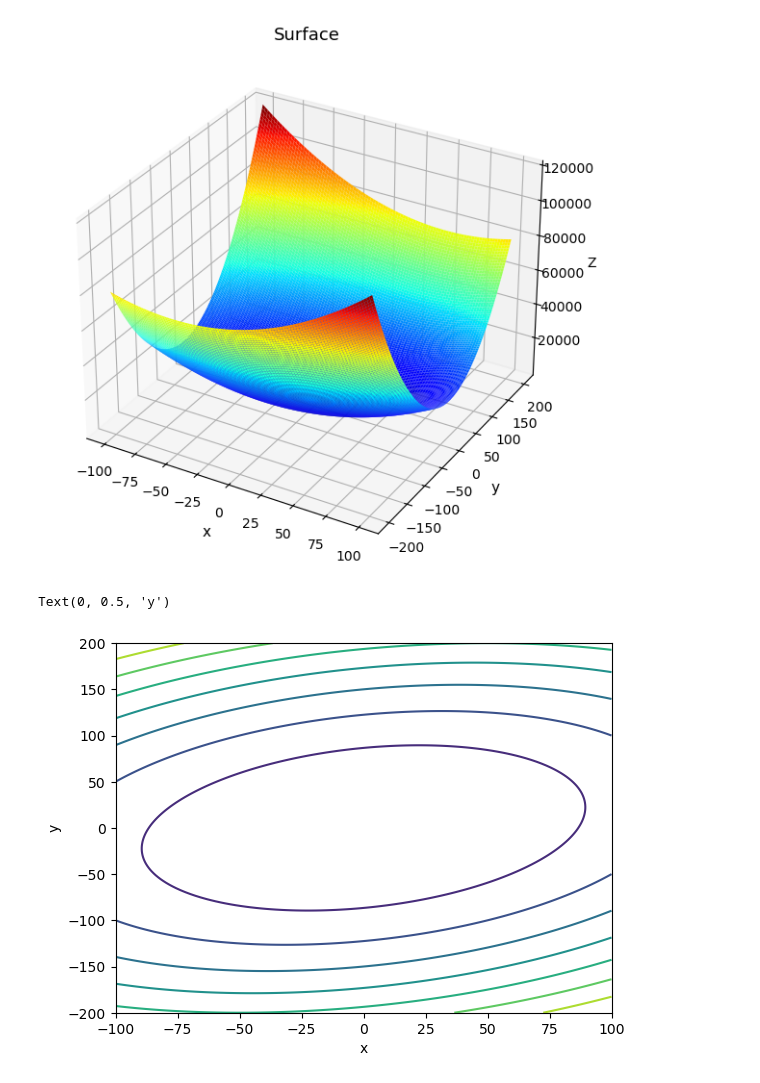
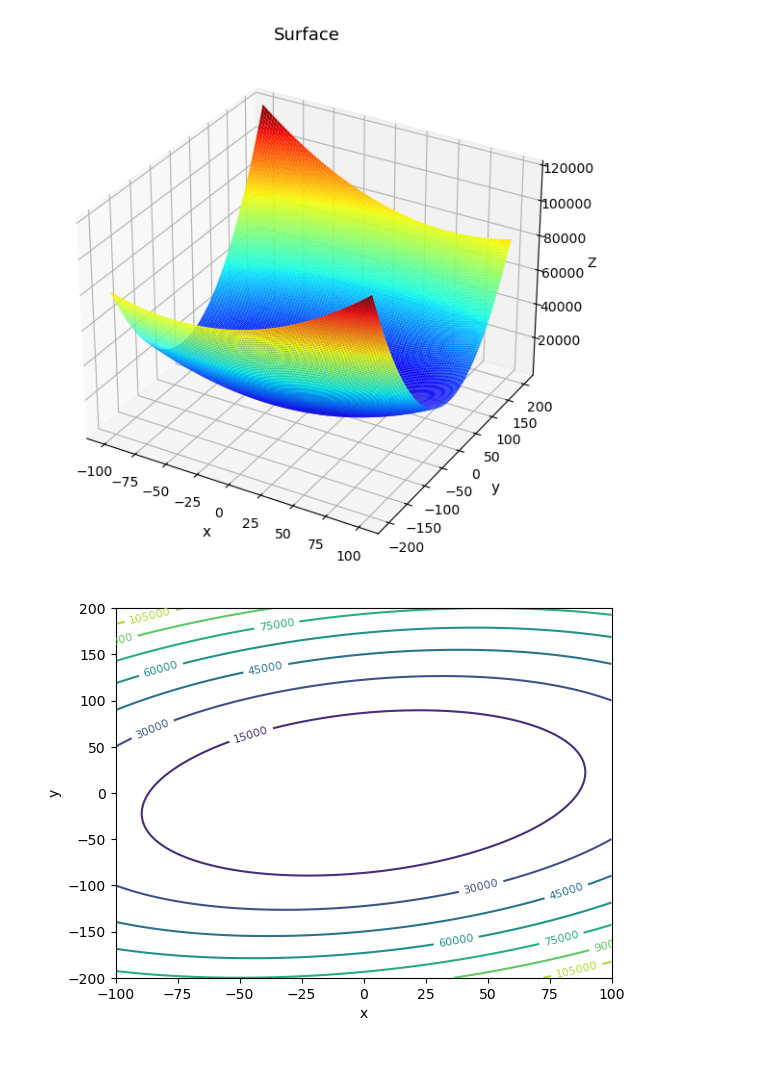
Before and after one commit to miftanurfarid/kecerdasan_buatan, a Jupyter notebook: code/pso/plot.ipynb, the cells around one changed output. Saved outputs shown, nothing was run; the diff lists cells and outputs as text; code cells hidden in the pictures.

```diff
--- a/code/pso/plot.ipynb
+++ b/code/pso/plot.ipynb
@@ -30,9 +30,10 @@ ax1.set_zlabel('Z', fontsize = 10)
 Text(0.5, 0, 'Z')
 [figure]
 # %%
-plt.contour(X,Y,Z)
+C = plt.contour(X,Y,Z,10)
 plt.xlabel('x')
 plt.ylabel('y')
+plt.clabel(C, inline=1, fontsize=8)
+plt.show()
 # %% [output]
-Text(0, 0.5, 'y')
-[figure, old version]
+[figure, new version]
```
Also changed, not shown: parts of 4 cells of this notebook, 1 other file.
